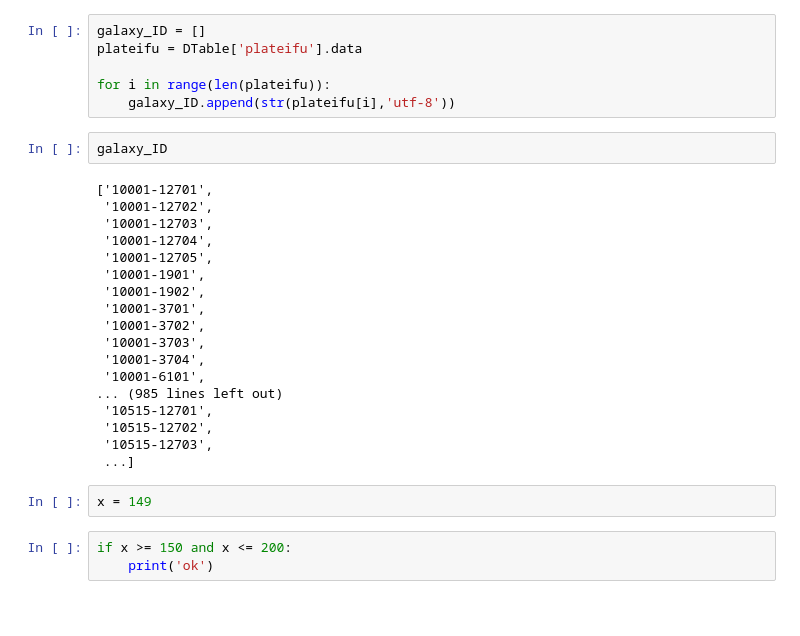
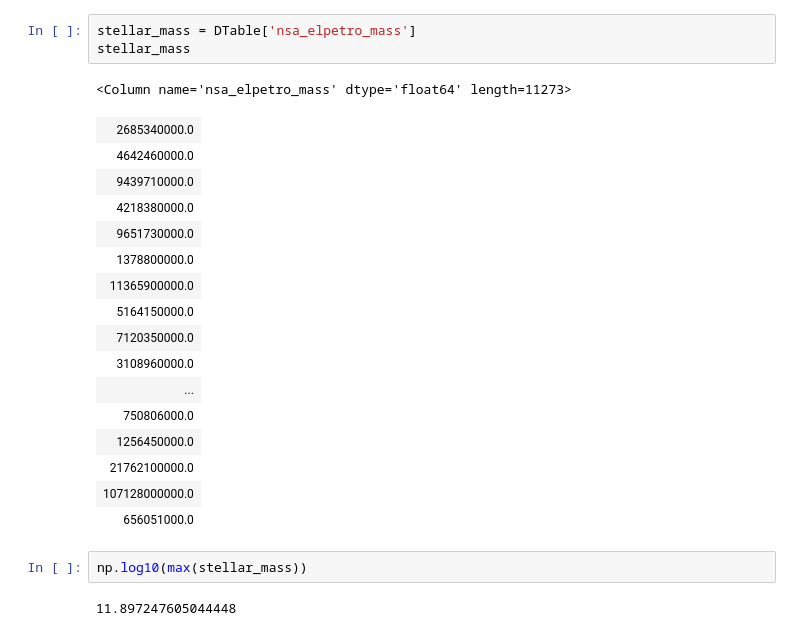
Before and after one commit to yzh250/RotationCurve, a Jupyter notebook: 2D_RC/main/Notebooks/Untitled2.ipynb, the cells around one changed output. Cells and saved outputs as stored; diff of their text form; blank space fills up the shorter version.

```diff
--- a/2D_RC/main/Notebooks/Untitled2.ipynb
+++ b/2D_RC/main/Notebooks/Untitled2.ipynb
@@ -89,34 +30,28 @@ Table length=11273
 | 9894 | 6104 | 9894-6104 | 1-294374 | v3_1_1 | v3_1_1 | v1_9_1 | v5_5_36 | v2_9 | APOGEE-2&MaNGA | MaNGA dither | ... |
 | 9894 | 9101 | 9894-9101 | 1-294459 | v3_1_1 | v3_1_1 | v1_9_1 | v5_5_36 | v2_9 | APOGEE-2&MaNGA | MaNGA dither | ... |
 | 9894 | 9102 | 9894-9102 | 1-550782 | v3_1_1 | v3_1_1 | v1_9_1 | v5_5_36 | v2_9 | APOGEE-2&MaNGA | MaNGA dither | ... |
-# %%
-galaxy_ID = []
-plateifu = DTable['plateifu'].data
-
-for i in range(len(plateifu)):
-    galaxy_ID.append(str(plateifu[i],'utf-8'))
-# %%
-galaxy_ID
-# %% [output]
-['10001-12701',
- '10001-12702',
- '10001-12703',
- '10001-12704',
- '10001-12705',
- '10001-1901',
- '10001-1902',
- '10001-3701',
- '10001-3702',
- '10001-3703',
- '10001-3704',
- '10001-6101',
-... (985 lines left out)
- '10515-12701',
- '10515-12702',
- '10515-12703',
- ...]
-# %%
-x = 149
-# %%
-if x >= 150 and x <= 200:
-    print('ok')
+# %%
+stellar_mass = DTable['nsa_elpetro_mass']
+stellar_mass
+# %% [output]
+<Column name='nsa_elpetro_mass' dtype='float64' length=11273>
+| 2685340000.0 |
+| 4642460000.0 |
+| 9439710000.0 |
+| 4218380000.0 |
+| 9651730000.0 |
+| 1378800000.0 |
+| 11365900000.0 |
+| 5164150000.0 |
+| 7120350000.0 |
+| 3108960000.0 |
+| ... |
+| 750806000.0 |
+| 1256450000.0 |
+| 21762100000.0 |
+| 107128000000.0 |
+| 656051000.0 |
+# %%
+np.log10(max(stellar_mass))
+# %% [output]
+11.897247605044448
```
Also changed, not shown: parts of 6 cells of this notebook, 56 other files.
